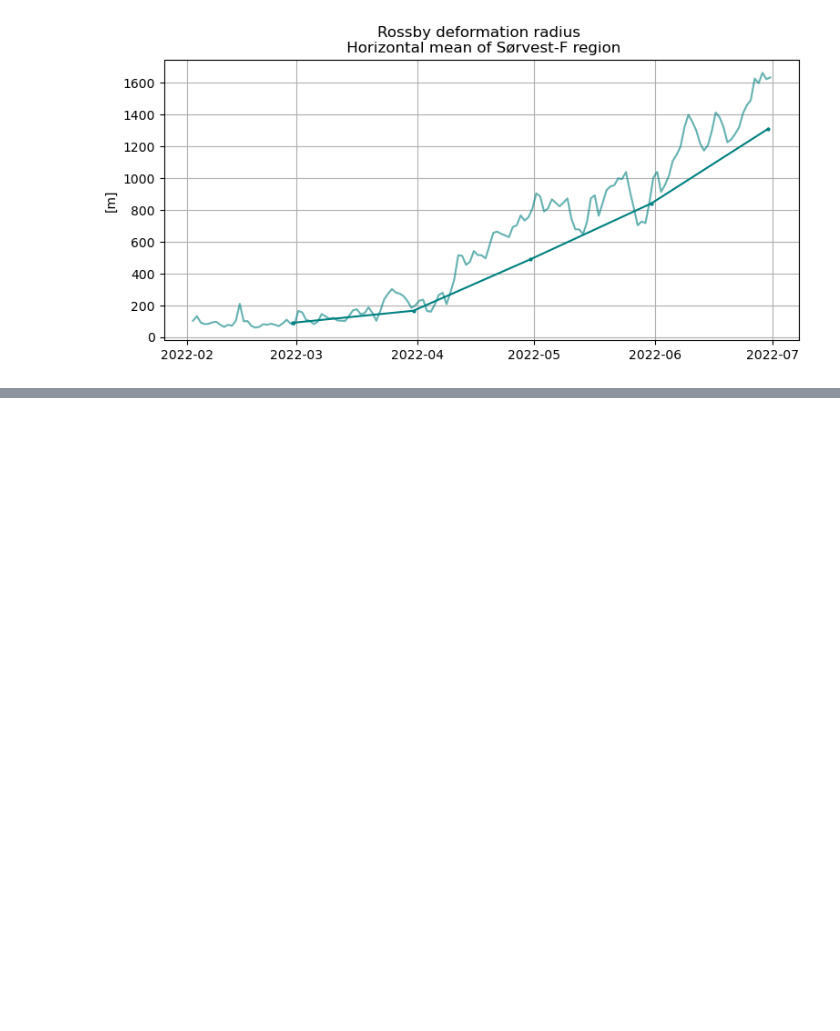
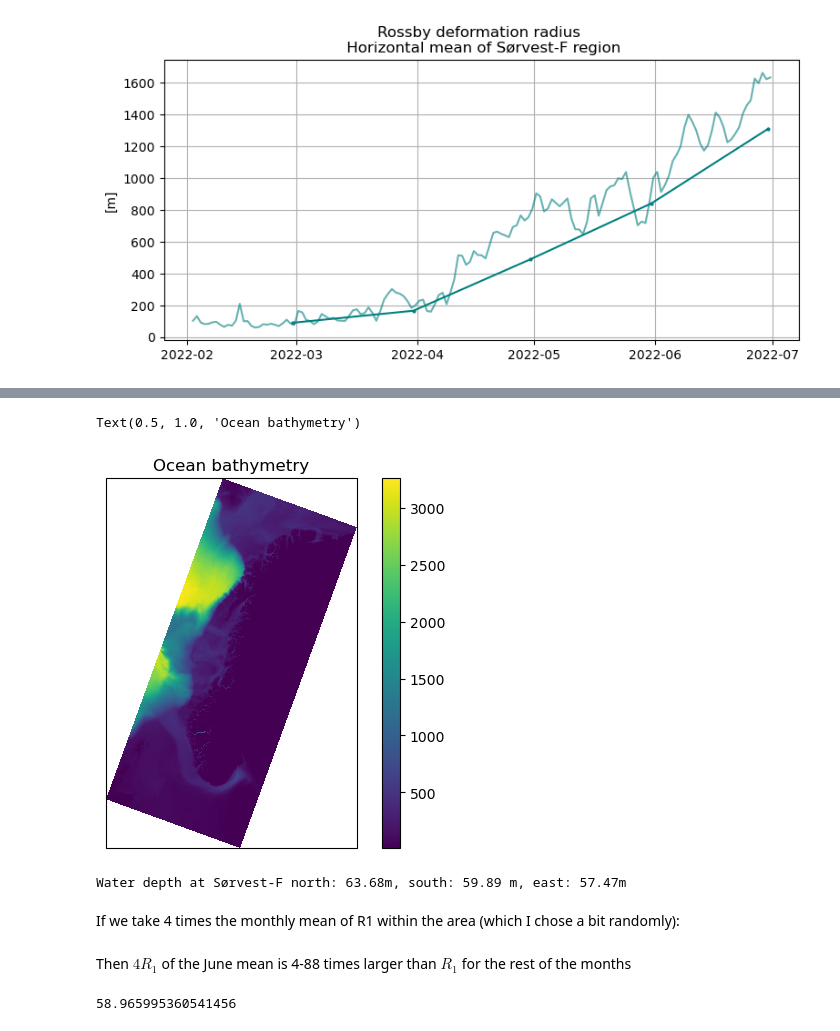
Before and after one commit to kjes4pres/MET_sommer25, a Jupyter notebook: rossby_radius.ipynb, the cells around one changed output, grey strips where cells are left out. Cells and saved outputs as stored; diff of their text form; code cells hidden in the pictures; blank space fills up the shorter version.

```diff
--- a/rossby_radius.ipynb
+++ b/rossby_radius.ipynb
@@ -432,0 +453,14 @@ Text(0.5, 1.0, 'Rossby deformation radius \n Horizontal mean of Sørvest-F regio
+# %%
+fig, ax = plt.subplots(subplot_kw={'projection':ccrs.NorthPolarStereo()})
+im = ax.pcolormesh(lon, lat, grid.h, transform=ccrs.PlateCarree())
+cbar = plt.colorbar(im)
+ax.set_title('Ocean bathymetry')
+# %% [output]
+Text(0.5, 1.0, 'Ocean bathymetry')
+[figure, added]
+# %%
+print(f'Water depth at Sørvest-F north: {grid.h[j_N, i_N]:.2f}m, south: {grid.h[j_S, i_S]:.2f} m, east: {grid.h[j_E, i_E]:.2f}m')
+# %% [output]
+Water depth at Sørvest-F north: 63.68m, south: 59.89 m, east: 57.47m
+# %% [markdown]
+If we take 4 times the monthly mean of R1 within the area (which I chose a bit randomly):
@@ -432,0 +469,6 @@ Text(0.5, 1.0, 'Rossby deformation radius \n Horizontal mean of Sørvest-F regio
+# %% [markdown]
+Then $4R_1$ of the June mean is 4-88 times larger than $R_1$ for the rest of the months
+# %%
+R1_4_area[-1]/R1_area_mon.values[0]
+# %% [output]
+58.965995360541456
```
Also changed, not shown: parts of 31 cells of this notebook.
